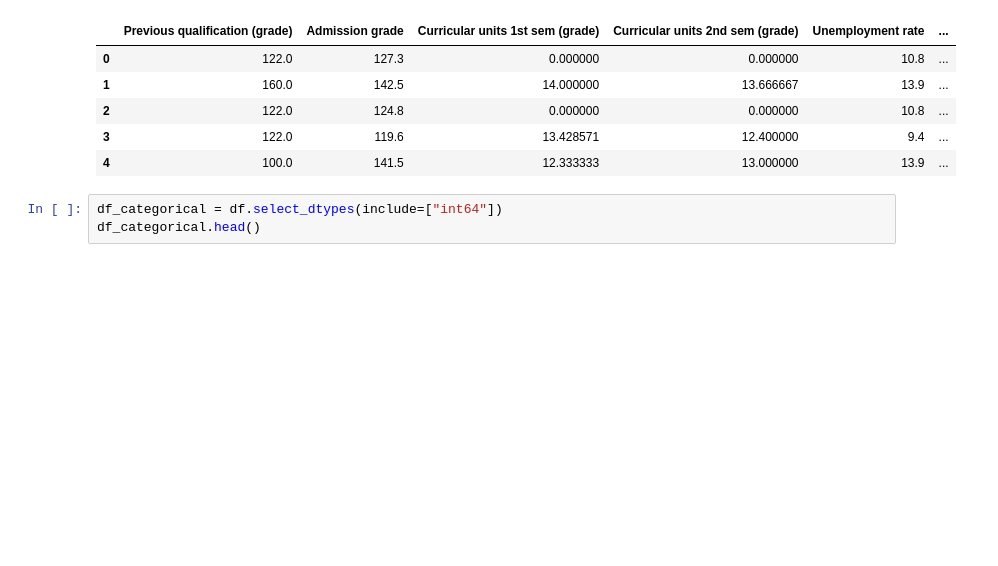
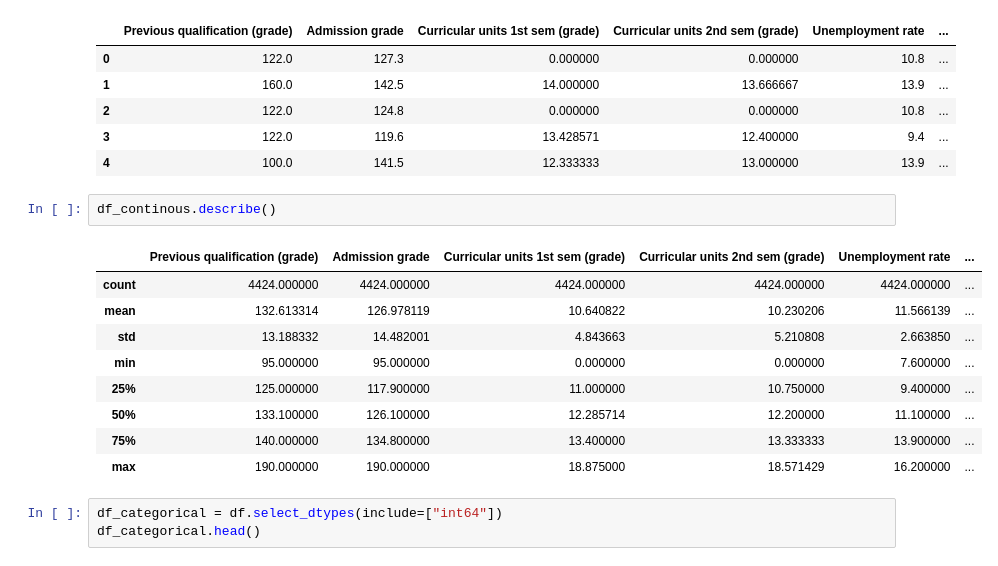
Before and after one commit to Wetsao/IA-Predict-Student-Dropout, a Jupyter notebook: predict_dropout.ipynb, the cells around one changed output. Cells and saved outputs as stored; diff of their text form; blank space fills up the shorter version.

```diff
--- a/predict_dropout.ipynb
+++ b/predict_dropout.ipynb
@@ -93,6 +95,18 @@ df_continous.head()
 | 2 | 122.0 | 124.8 | 0.000000 | 0.000000 | 10.8 | ... |
 | 3 | 122.0 | 119.6 | 13.428571 | 12.400000 | 9.4 | ... |
 | 4 | 100.0 | 141.5 | 12.333333 | 13.000000 | 13.9 | ... |
+# %%
+df_continous.describe()
+# %% [output]
+|  | Previous qualification (grade) | Admission grade | Curricular units 1st sem (grade) | Curricular units 2nd sem (grade) | Unemployment rate | ... |
+| count | 4424.000000 | 4424.000000 | 4424.000000 | 4424.000000 | 4424.000000 | ... |
+| mean | 132.613314 | 126.978119 | 10.640822 | 10.230206 | 11.566139 | ... |
+| std | 13.188332 | 14.482001 | 4.843663 | 5.210808 | 2.663850 | ... |
+| min | 95.000000 | 95.000000 | 0.000000 | 0.000000 | 7.600000 | ... |
+| 25% | 125.000000 | 117.900000 | 11.000000 | 10.750000 | 9.400000 | ... |
+| 50% | 133.100000 | 126.100000 | 12.285714 | 12.200000 | 11.100000 | ... |
+| 75% | 140.000000 | 134.800000 | 13.400000 | 13.333333 | 13.900000 | ... |
+| max | 190.000000 | 190.000000 | 18.875000 | 18.571429 | 16.200000 | ... |
 # %%
 df_categorical = df.select_dtypes(include=["int64"])
 df_categorical.head()
```
Also changed, not shown: parts of 14 cells of this notebook.
